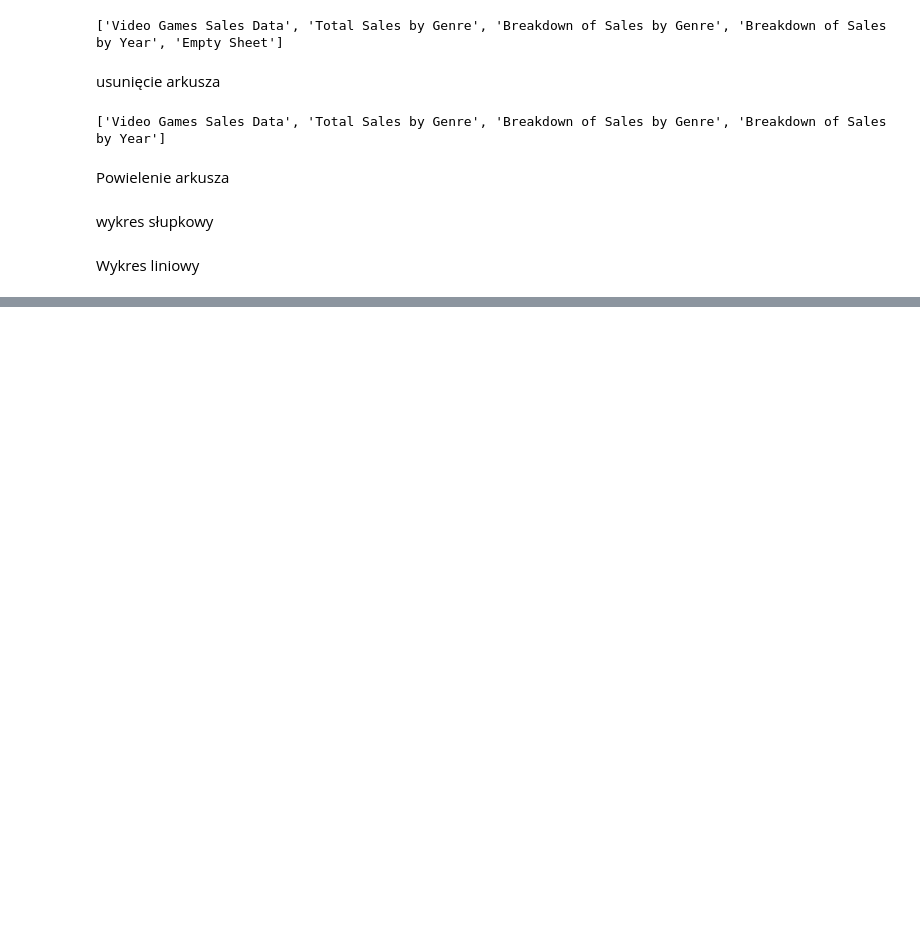
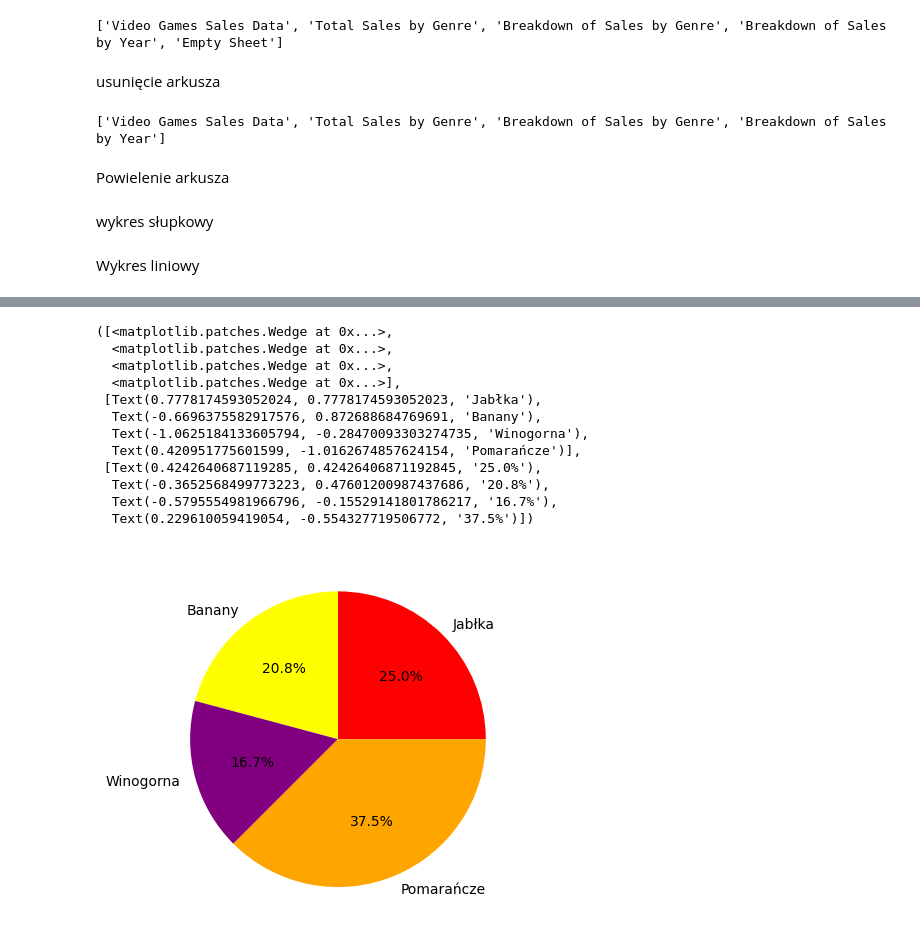
Before and after one commit to rajkonkret/bootcamp_16_11_excel, a Jupyter notebook: excel_zad1.ipynb, the cells around one changed output, grey strips where cells are left out. Saved outputs shown, nothing was run; the diff lists cells and outputs as text; code cells hidden in the pictures; blank space fills up the shorter version.

```diff
--- a/excel_zad1.ipynb
+++ b/excel_zad1.ipynb
@@ -370,0 +398,4 @@ wb.save("videogamesales.xlsx")
+# %%
+labels = ['Jabłka', "Banany", "Winogorna", "Pomarańcze"]
+sizes = [30, 25, 20, 45]
+colors = ['red', 'yellow', 'purple', 'orange']
@@ -370,0 +411,16 @@ wb.save("videogamesales.xlsx")
+# %%
+plt.pie(sizes, labels=labels, colors=colors, autopct='%1.1f%%')
+# %% [output]
+([<matplotlib.patches.Wedge at 0x...>,
+  <matplotlib.patches.Wedge at 0x...>,
+  <matplotlib.patches.Wedge at 0x...>,
+  <matplotlib.patches.Wedge at 0x...>],
+ [Text(0.7778174593052024, 0.7778174593052023, 'Jabłka'),
+  Text(-0.6696375582917576, 0.872688684769691, 'Banany'),
+  Text(-1.0625184133605794, -0.28470093303274735, 'Winogorna'),
+  Text(0.420951775601599, -1.0162674857624154, 'Pomarańcze')],
+ [Text(0.4242640687119285, 0.42426406871192845, '25.0%'),
+  Text(-0.3652568499773223, 0.47601200987437686, '20.8%'),
+  Text(-0.5795554981966796, -0.15529141801786217, '16.7%'),
+  Text(0.229610059419054, -0.554327719506772, '37.5%')])
+[figure, added]
```
Also changed, not shown: parts of 48 cells of this notebook.
